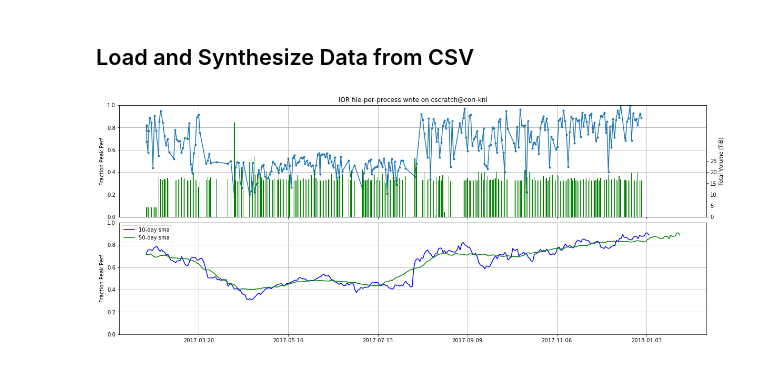
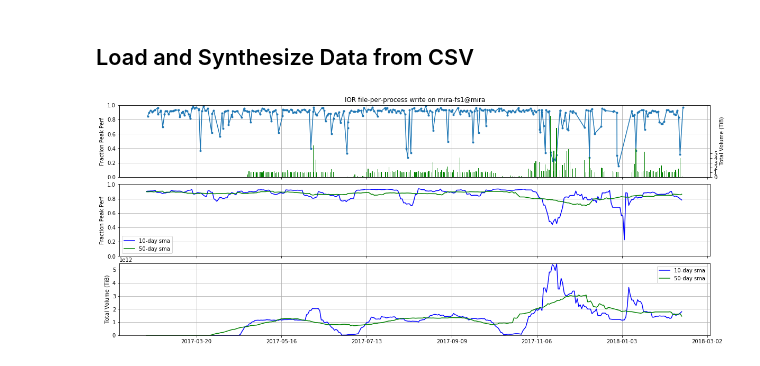
Before and after one commit to NERSC/tokio-abcutils, a Jupyter notebook: sc18_sma-vol.ipynb, the cells around one changed output. Cells and saved outputs as stored; diff of their text form; code cells hidden in the pictures.

Commit message:
add volume sma to plots

```diff
--- a/sc18_sma-vol.ipynb
+++ b/sc18_sma-vol.ipynb
@@ -31,10 +31,10 @@ df = pandas.concat([abcutils.load_and_synthesize_csv('summaries/edison-summaries
                    axis='rows')
 df['fs_tot_bytes_io'] = df['fs_tot_bytes_read'] + df['fs_tot_bytes_written']
 # %%
-test_platform = 'cscratch@cori-knl'
+test_platform = 'mira-fs1@mira'
 benchmark_id = 'ior_fpp_write'
-l_plot_metric = 'darshan_normalized_perf_by_max'
-b_plot_metric = 'fs_tot_bytes_io'
+perf_metric = 'darshan_normalized_perf_by_max'
+vol_metric = 'fs_tot_bytes_io'
 date_start = datetime.datetime(2017, 2, 14)
 date_end = date_start + datetime.timedelta(days=365)
 group_by = [ '_test_platform', '_benchmark_id' ]
@@ -66,40 +66,51 @@ def timeseries_smaplot(dataframe, plot_metric, date_start, date_end, window=10,
 
     ax.plot(x, y_sma, linestyle='-', label=str(window)+'-day sma', **kwargs)
 # %%
-fig, axes = matplotlib.pyplot.subplots(nrows=2, ncols=1, sharex=True)
+fig, axes = matplotlib.pyplot.subplots(nrows=3, ncols=1, sharex=True)
 fig.set_size_inches(20,8)
 
 x_raw = filtered_df['_datetime_start'].apply(lambda x: time.mktime(x.timetuple()))
-l_y_raw = filtered_df[l_plot_metric]
-b_y_raw = filtered_df[b_plot_metric]
+y_perf_raw = filtered_df[perf_metric]
+y_vol_raw = filtered_df[vol_metric]
 
 ax = axes[0]
-ax.plot(x_raw, l_y_raw, linestyle='-', marker='.')
+ax.plot(x_raw, y_perf_raw, linestyle='-', marker='.')
 ax.grid()
 ax.set_title("%s on %s" % (abcutils.CONFIG['benchmark_labels'].get(benchmark_id, benchmark_id),
                            test_platform))
 ax.set_xticklabels([datetime.datetime.fromtimestamp(x).strftime("%Y-%m-%d") for x in ax.get_xticks()])
 ax.set_ylim(0, 1)
 ax.set_ylabel(abcutils.CONFIG['metric_labels'].get('darshan_normalized_perf_by_max', 'darshan_normalized_perf_by_max'))
 
 ax2 = ax.twinx()
-ax2.bar(x_raw.values, b_y_raw, width=(60*60*10), **{'color': 'green'})
-ax2.set_ylim(0, (50*1024*1024*1024*1024))
+ax2.bar(x_raw.values, y_vol_raw, width=(60*60*10), **{'color': 'green'})
 ax2.set_ylabel('Total Volume (TiB)')
-yticks = [(i*1024*1024*1024*1024) for i in numpy.arange(0, 30, 5)]
-ax2.set_yticks([(i*1024*1024*1024*1024) for i in numpy.arange(0, 30, 5)])
-ax2.set_yticklabels(numpy.arange(0, 30, 5))
+ax2.set_ylim(0, (15*1024*1024*1024*1024))
+yticks = [(i*1024*1024*1024*1024) for i in numpy.arange(0, 6, 1)]
+ax2.set_yticks([(i*1024*1024*1024*1024) for i in numpy.arange(0, 6, 1)])
+ax2.set_yticklabels(numpy.arange(0, 6, 1))
 
 ax = axes[1]
-timeseries_smaplot(filtered_df, l_plot_metric, date_start, date_end, 10, ax=ax, **{'color': 'blue'})
-timeseries_smaplot(filtered_df, l_plot_metric, date_start, date_end, 50, ax=ax, **{'color': 'green'})
-#timeseries_smaplot(filtered_df, l_plot_metric, date_start, date_end, 100, ax=ax, **{'color': 'red'})
+timeseries_smaplot(filtered_df, perf_metric, date_start, date_end, 10, ax=ax, **{'color': 'blue'})
+timeseries_smaplot(filtered_df, perf_metric, date_start, date_end, 50, ax=ax, **{'color': 'green'})
+#timeseries_smaplot(filtered_df, perf_metric, date_start, date_end, 100, ax=ax, **{'color': 'red'})
 ax.grid()
 ax.set_ylim(0, 1)
 ax.set_ylabel(abcutils.CONFIG['metric_labels'].get('darshan_normalized_perf_by_max', 'darshan_normalized_perf_by_max'))
-ax.get_figure().subplots_adjust(hspace=0.05, wspace=0.05)
 ax.legend()
 
+ax = axes[2]
+timeseries_smaplot(filtered_df, vol_metric, date_start, date_end, 10, ax=ax, **{'color': 'blue'})
+timeseries_smaplot(filtered_df, vol_metric, date_start, date_end, 50, ax=ax, **{'color': 'green'})
+ax.grid()
+ax.set_ylabel('Total Volume (TiB)')
+ax.set_ylim(0, (5*1024*1024*1024*1024))
+ax2.set_yticks([(i*1024*1024*1024*1024) for i in numpy.arange(0, 6, 1)])
+ax2.set_yticklabels(numpy.arange(0, 6, 1))
+ax.legend()
+
+ax.get_figure().subplots_adjust(hspace=0.1, wspace=0.1)
+
 pass
 # %% [output]
-[figure, old version]
+[figure, new version]
```
